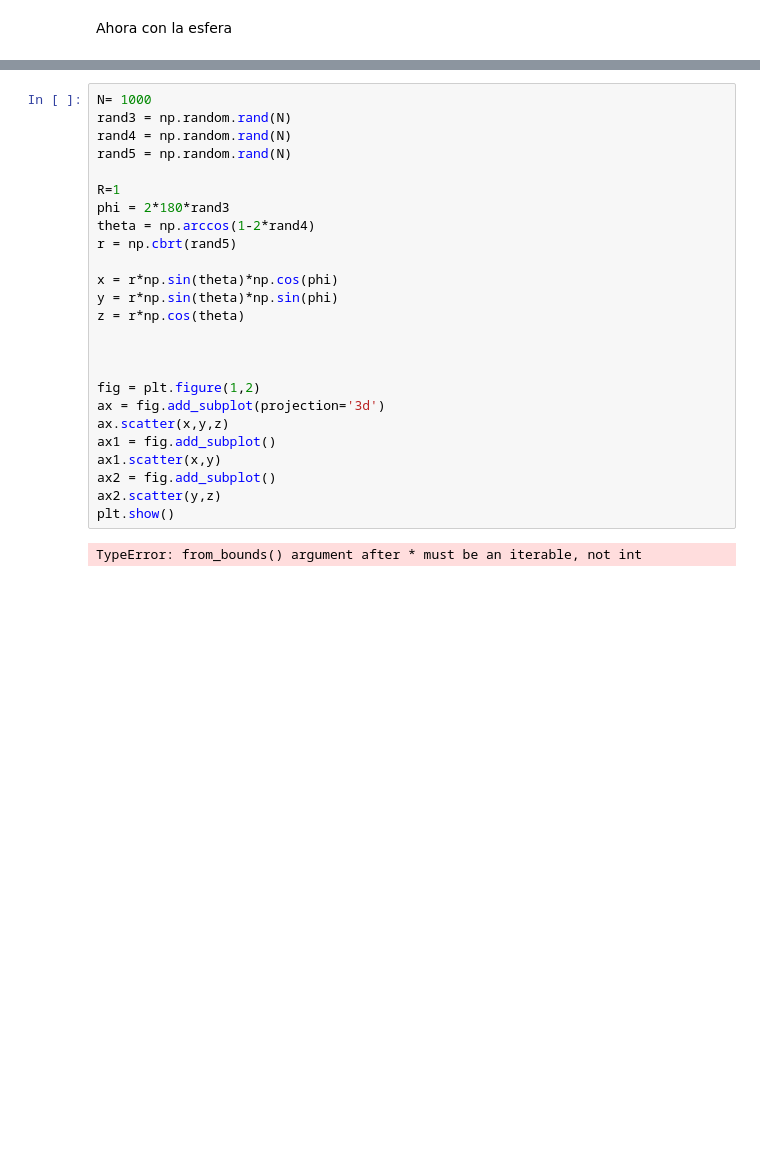
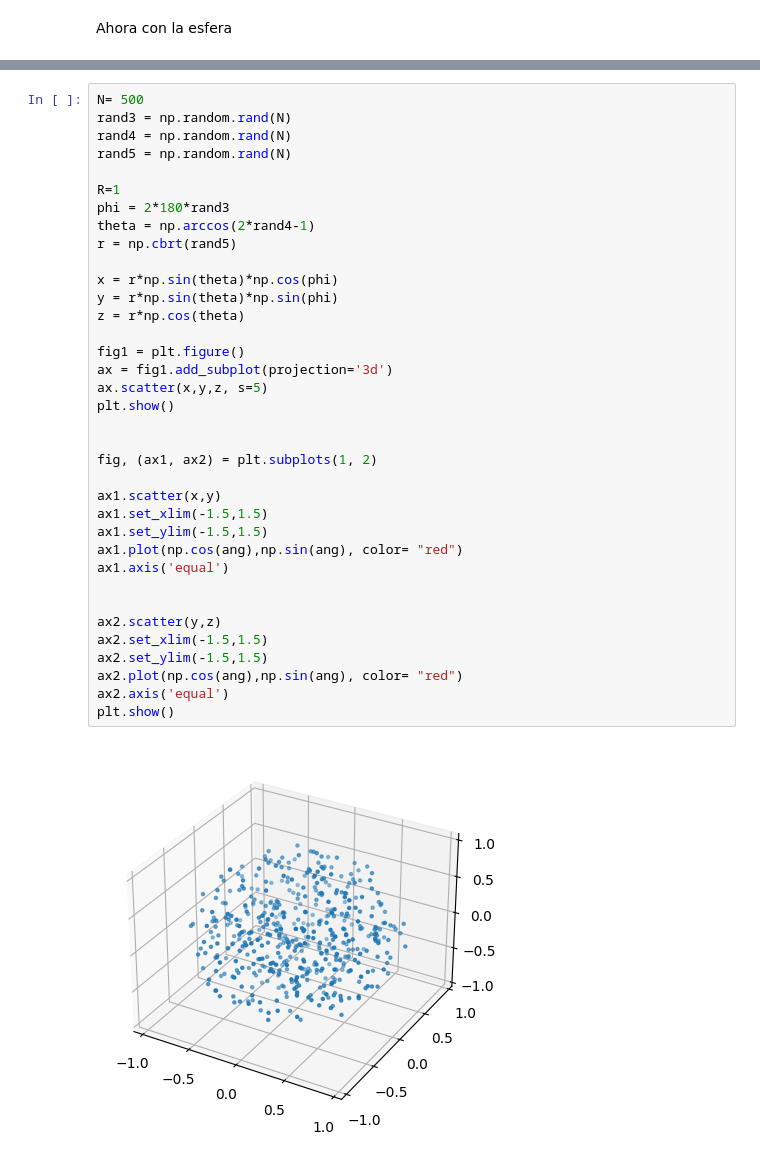
Before and after one commit to juanpabloidarraga/Computational-Astrophysics-Repository, a Jupyter notebook: Computational_Astro/Programs/distribuciones uniformes en diferentes esferas.ipynb, the cells around one changed output, grey strips where cells are left out. Drawn from its saved outputs; the diff is of its cells as text; blank space fills up the shorter version.

```diff
--- a/Computational_Astro/Programs/distribuciones uniformes en diferentes esferas.ipynb
+++ b/Computational_Astro/Programs/distribuciones uniformes en diferentes esferas.ipynb
@@ -41,27 +41,38 @@ plt.axis('equal')
 # %%
-N= 1000
+N= 500
 rand3 = np.random.rand(N)
 rand4 = np.random.rand(N)
 rand5 = np.random.rand(N)
 
 R=1
 phi = 2*180*rand3
-theta = np.arccos(1-2*rand4)
+theta = np.arccos(2*rand4-1)
 r = np.cbrt(rand5)
 
 x = r*np.sin(theta)*np.cos(phi)
 y = r*np.sin(theta)*np.sin(phi)
 z = r*np.cos(theta)
 
+fig1 = plt.figure()
+ax = fig1.add_subplot(projection='3d')
+ax.scatter(x,y,z, s=5)
+plt.show()
 
 
-fig = plt.figure(1,2)
-ax = fig.add_subplot(projection='3d')
-ax.scatter(x,y,z)
-ax1 = fig.add_subplot()
+fig, (ax1, ax2) = plt.subplots(1, 2)
+
 ax1.scatter(x,y)
-ax2 = fig.add_subplot()
+ax1.set_xlim(-1.5,1.5)
+ax1.set_ylim(-1.5,1.5)
+ax1.plot(np.cos(ang),np.sin(ang), color= "red")
+ax1.axis('equal')
+
+
 ax2.scatter(y,z)
+ax2.set_xlim(-1.5,1.5)
+ax2.set_ylim(-1.5,1.5)
+ax2.plot(np.cos(ang),np.sin(ang), color= "red")
+ax2.axis('equal')
 plt.show()
 # %% [output]
-TypeError: from_bounds() argument after * must be an iterable, not int
+[figure, added]
```
Also changed, not shown: parts of 4 cells of this notebook.
